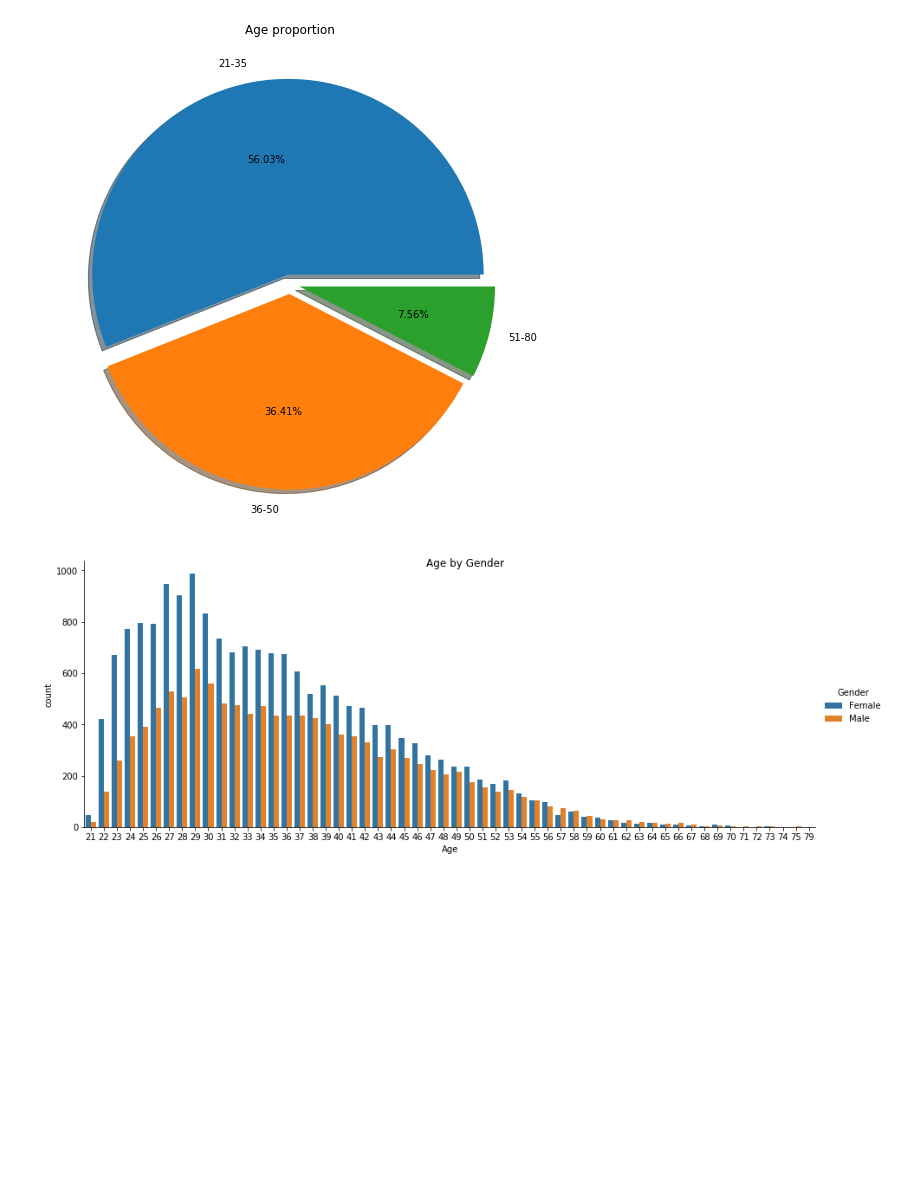
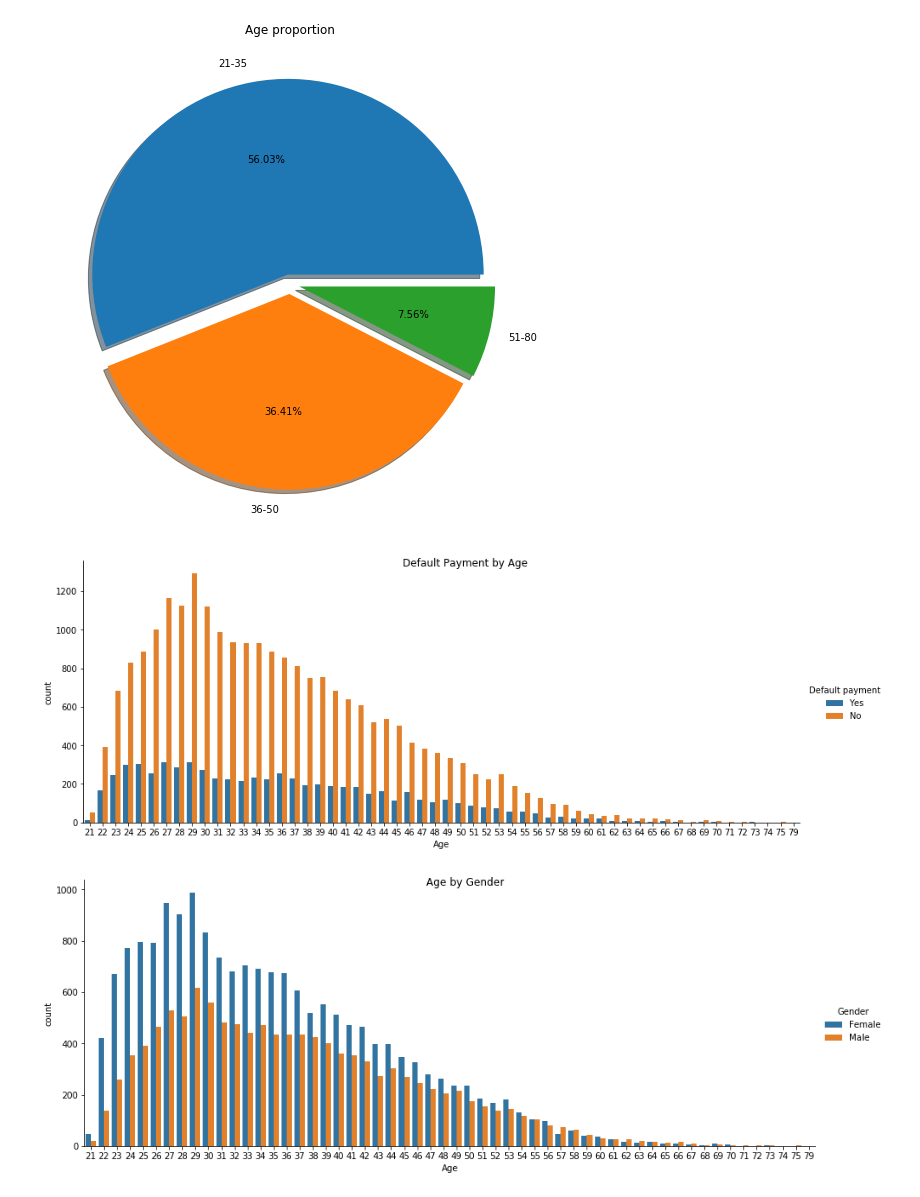
Before and after one commit to guilherme-fr/Default-Credit-Prediction, a Jupyter notebook: scripts/eda.ipynb, the cells around one changed output. Saved outputs shown, nothing was run; the diff lists cells and outputs as text; code cells hidden in the pictures; blank space fills up the shorter version.

```diff
--- a/scripts/eda.ipynb
+++ b/scripts/eda.ipynb
@@ -8,7 +9,7 @@ import seaborn as sns
 # %% [markdown]
 ## Loading the data
 # %%
-creditDataPath = "dataset/default_of_credit_card_clients.csv"
+creditDataPath = "../dataset/default_of_credit_card_clients.csv"
 creditData = pd.read_csv(creditDataPath, header = 1, index_col = 0)
 # %% [markdown]
 ## Checking the names of the variables
@@ -150,6 +159,14 @@ plt.title("Age proportion")
 plt.show()
 # %% [output]
 [figure]
+# %%
+defPayAgeCont = pd.DataFrame({'Age' : creditData['AGE'], 'Default payment' : default})
+
+defPayAgeContPlot = sns.catplot(data = defPayAgeCont, x = 'Age', hue = 'Default payment', kind = 'count', aspect = 20/8)
+defPayAgeContPlot.fig.suptitle("Default Payment by Age")
+plt.show()
+# %% [output]
+[figure, added]
 # %%
 ageGender = pd.DataFrame({"Gender" : gender, "Age" : creditData["AGE"]})
 
```
Also changed, not shown: parts of 11 cells of this notebook, 1 other file.
